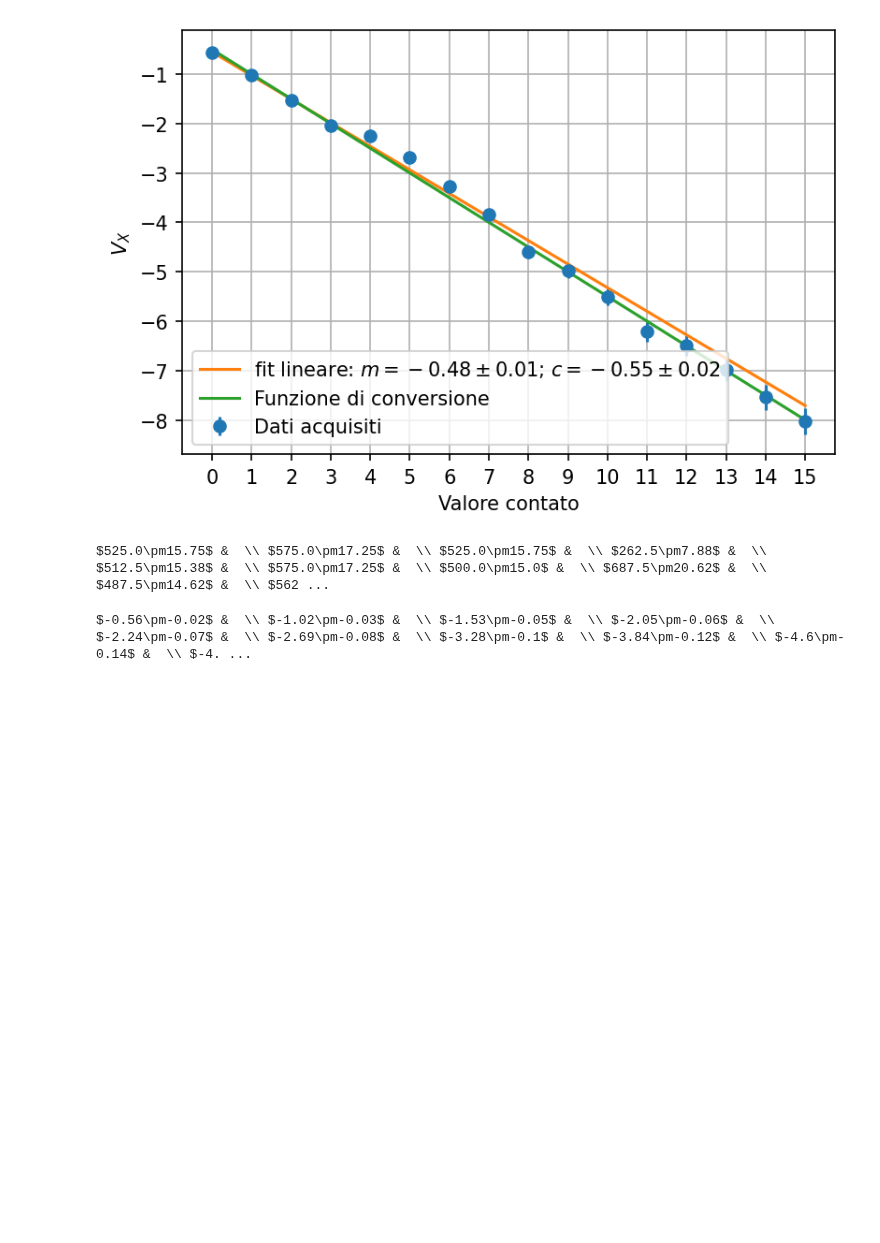
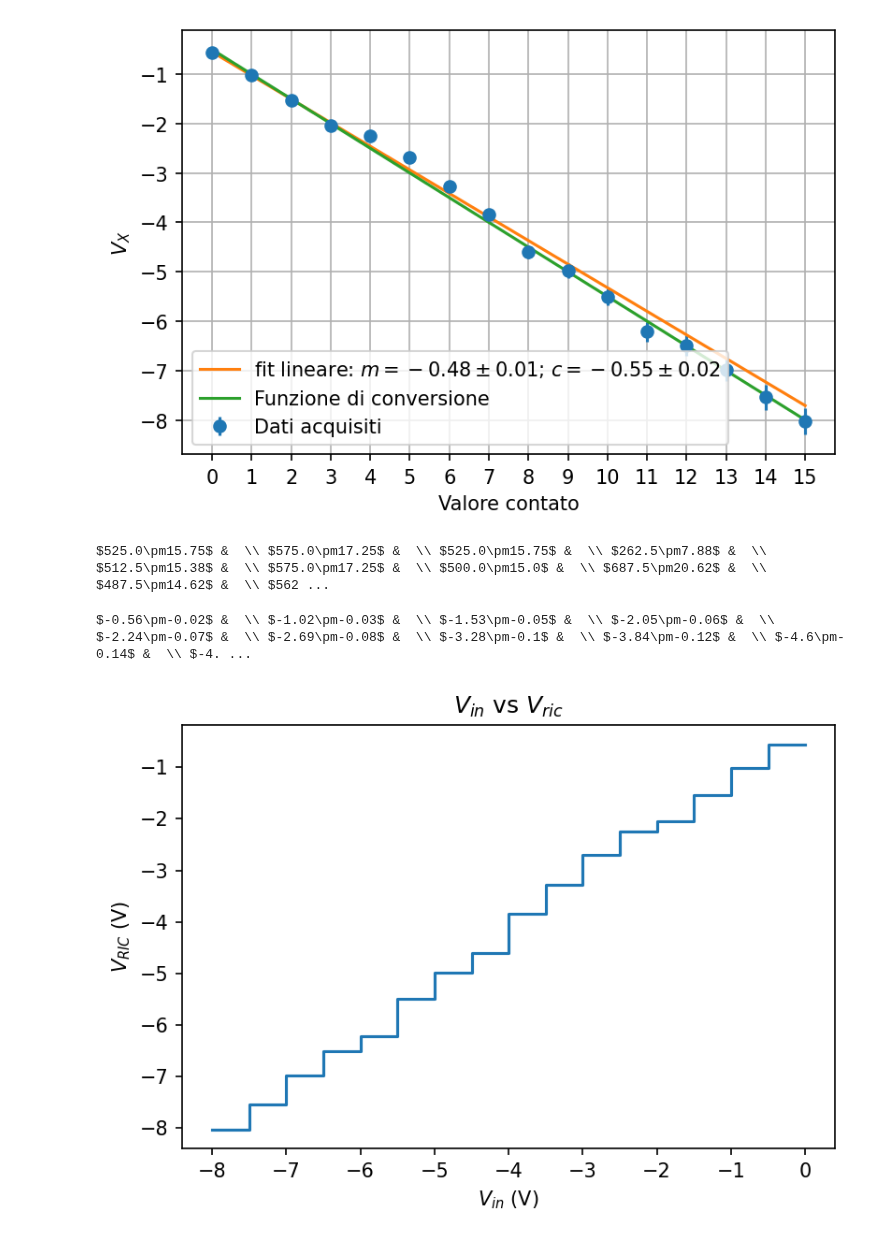
Before and after one commit to 1892051/LabSS, a Jupyter notebook: LabSS/esperienza_7/book.ipynb, the cells around one changed output. Saved outputs shown, nothing was run; the diff lists cells and outputs as text; code cells hidden in the pictures; blank space fills up the shorter version.

```diff
--- a/LabSS/esperienza_7/book.ipynb
+++ b/LabSS/esperienza_7/book.ipynb
@@ -57,3 +57,18 @@ $525.0\pm15.75$ &  \\ $575.0\pm17.25$ &  \\ $525.0\pm15.75$ &  \\ $262.5\pm7.88$
 print(tabmaker([(sigmaVV, V_X)]))
 # %% [output]
 $-0.56\pm-0.02$ &  \\ $-1.02\pm-0.03$ &  \\ $-1.53\pm-0.05$ &  \\ $-2.05\pm-0.06$ &  \\ $-2.24\pm-0.07$ &  \\ $-2.69\pm-0.08$ &  \\ $-3.28\pm-0.1$ &  \\ $-3.84\pm-0.12$ &  \\ $-4.6\pm-0.14$ &  \\ $-4. ...
+# %%
+v_ric = []
+for i in range(16):
+    v_ric.append(V_X[i])
+    v_ric.append(V_X[i])
+
+V_in = np.array([0,1,1,2,2,3,3,4,4,5,5,6,6,7,7,8,8,9,9,10,10,11,11,12,12,13,13,14,14,15,15,16])/2 *(-1)
+# %%
+plt.plot(V_in, v_ric)
+plt.xlabel("$V_{in}$ (V)")
+plt.ylabel("$V_{RIC}$ (V)")
+plt.title("$V_{in}$ vs $V_{ric}$")
+plt.savefig("VinVSVric.png", dpi=300)
+# %% [output]
+[figure, added]
```
Also changed, not shown: 2 other files.
